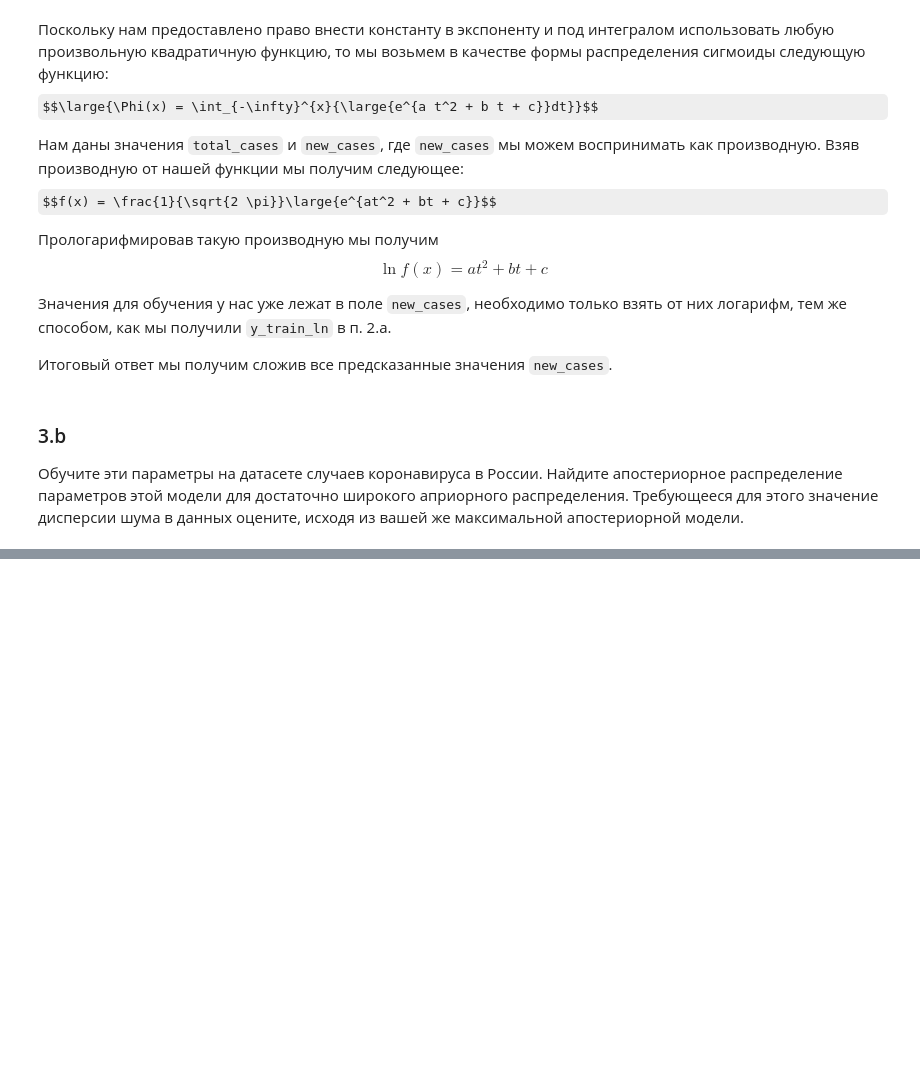
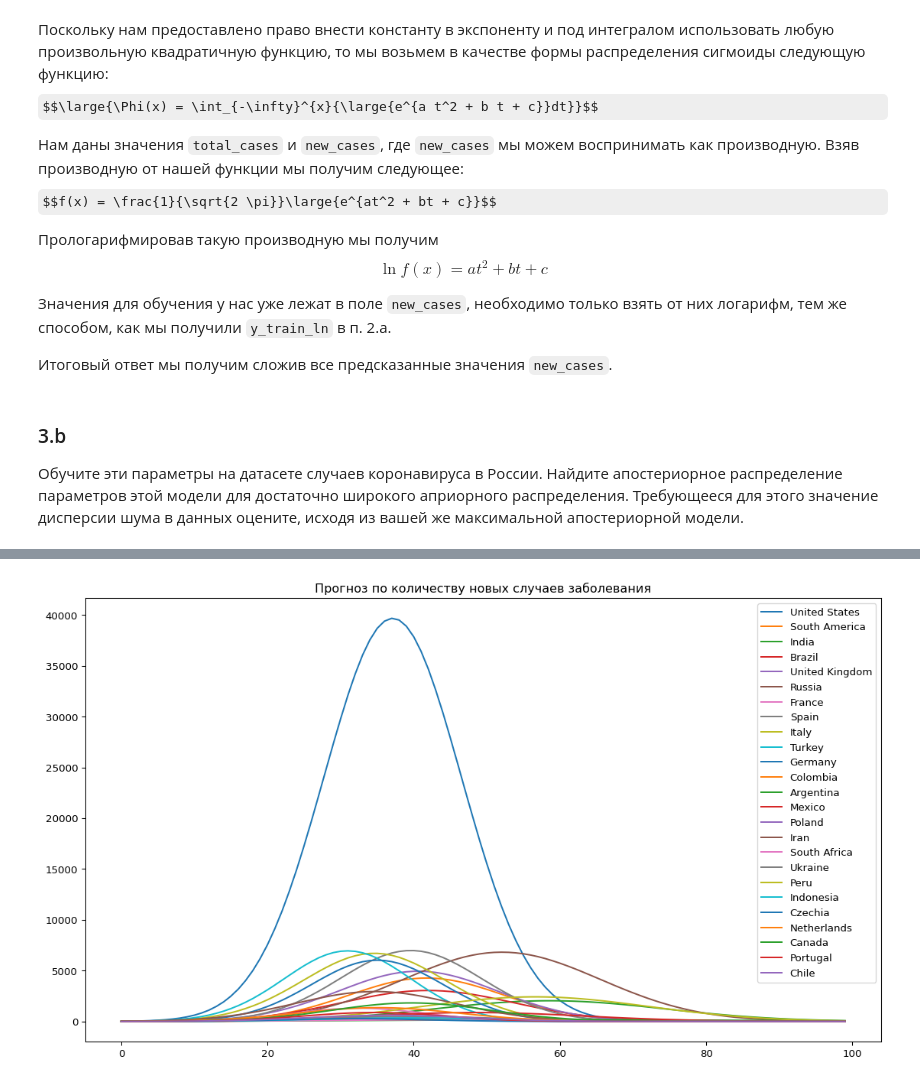
Before and after one commit to andyst75/MADE-adv-ml, a Jupyter notebook: HomeWork1.ipynb, the cells around one changed output, grey strips where cells are left out. Cells and saved outputs as stored; diff of their text form; code cells hidden in the pictures; some formulas as TeX source; blank space fills up the shorter version.

Commit message:
country update

```diff
--- a/HomeWork1.ipynb
+++ b/HomeWork1.ipynb
@@ -720,0 +652,32 @@ plt.show()
+# %%
+parameters = []
+
+days = 50
+
+for location, date in locations.items():
+
+    df = source_df[(source_df['location'] == location) & (source_df['date'] >= date)][:days]
+
+    X_train = np.array([np.arange(days), np.arange(days)**2]).T
+
+    y = df['new_cases'].values.flatten()
+    for i in range(1, y.shape[0]):
+        y[i] = min(y[i], 20. * y[i-1])
+    y = np.log(y)
+
+    train_dates = [df['date'].min() + timedelta(days=i) for i in range(df.shape[0])]
+
+    model = LinearRegression(fit_intercept=True)
+    model.fit(X_train, y)
+
+    prior_mu, prior_cov = np.zeros(3), np.eye(3) * 3
+    prior_dist = multivariate_normal(mean=prior_mu, cov=prior_cov)
+
+    new_cases_std = (new_cases_lr.predict(X_train) - y).std()
+
+    new_cases_mu_posterior, new_cases_cov_posterior = bayesian_update(prior_mu, prior_cov, X_train, y, new_cases_std)
+
+    parameters.append((location, new_cases_mu_posterior))
+
+    print(f'Страна: {location}, w0: {new_cases_mu_posterior[0]:.4f},',
+          f'w1: {new_cases_mu_posterior[1]:.4f}, w2: {new_cases_mu_posterior[2]:.4f}')
@@ -720,0 +702,14 @@ plt.show()
+# %%
+fig, ax = plt.subplots(figsize=(14, 8))
+
+x = np.arange(0, 100)
+
+for country, (w0, w1, w2) in parameters[:25]:
+    plt.plot(x,
+         np.exp(w0 + w1 * x + w2 * x**2), label=country)
+
+plt.legend()
+plt.title('Прогноз по количеству новых случаев заболевания')
+plt.show()
+# %% [output]
+[figure, added]
```
Also changed, not shown: parts of 49 cells of this notebook.
